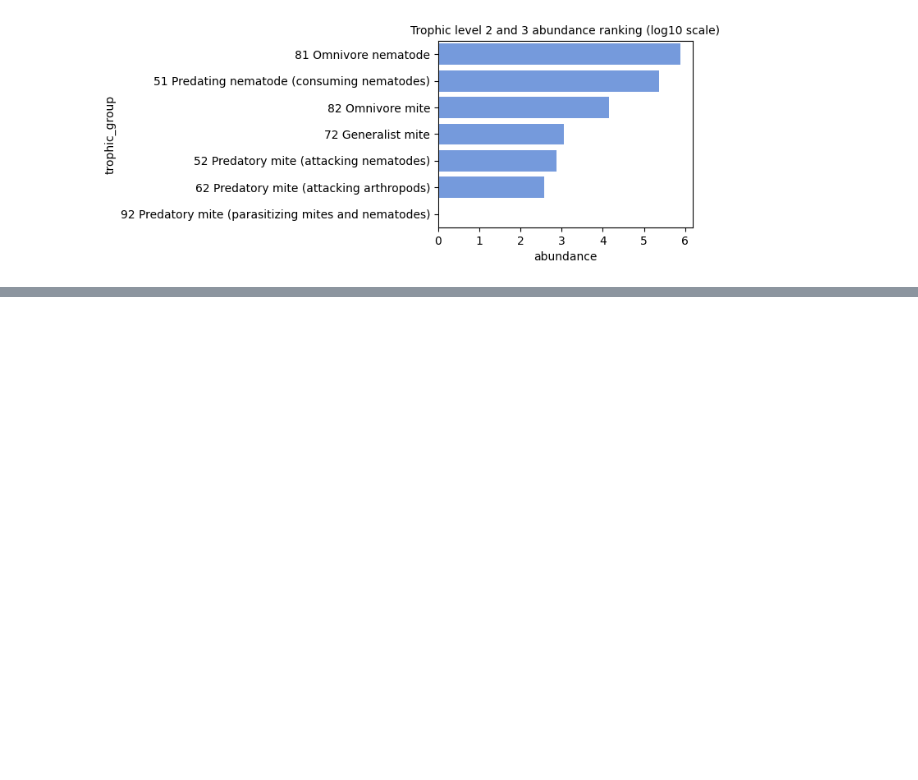
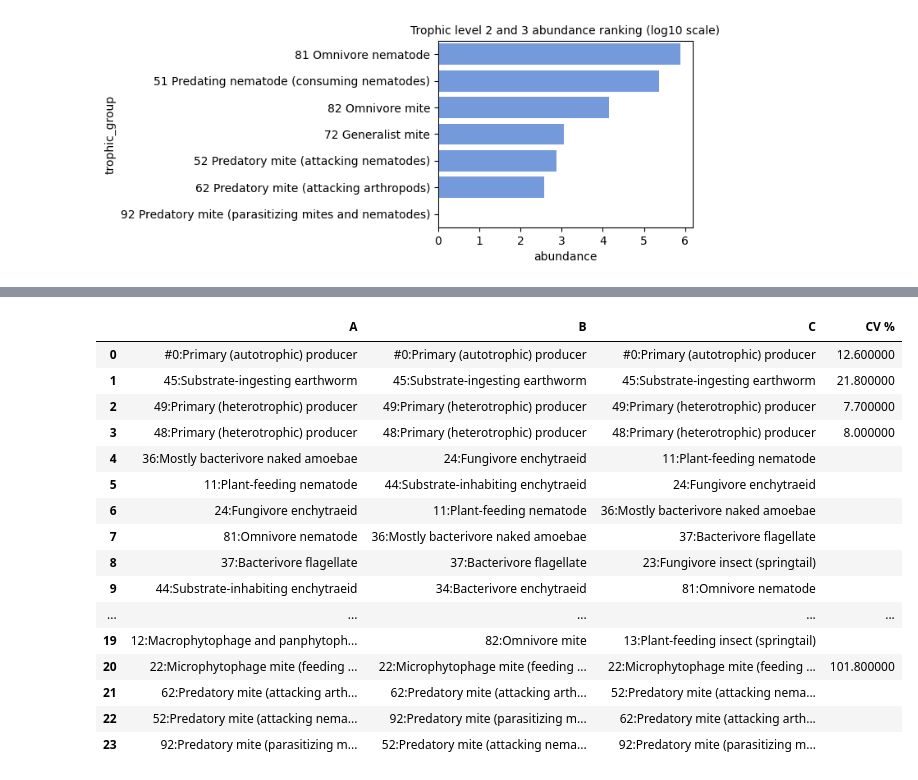
Before and after one commit to MartinMarzi/BEFANA, a Jupyter notebook: 4-adding experimental data.ipynb, the cells around one changed output, grey strips where cells are left out. Saved outputs shown, nothing was run; the diff lists cells and outputs as text; code cells hidden in the pictures; blank space fills up the shorter version.

Commit message:
compute ranked TG table by biomass, apply colours and export to Excel

```diff
--- a/4-adding experimental data.ipynb
+++ b/4-adding experimental data.ipynb
@@ -358,0 +391,64 @@ plt.savefig('results/figures/plots-A-B-C_similarity.png')
+# %%
+ranked_plot_trophic_groups_df = pd.DataFrame(ranked_plot_trophic_groups)
+CVs = []
+for rid,row in ranked_plot_trophic_groups_df.copy().iterrows():
+    trophic_groups = list(set(row))
+    if len(trophic_groups) == 1:
+        trophic_group_biomass_all_plots = plot_biomass.loc[trophic_groups[0]]
+        CVs.append(round(trophic_group_biomass_all_plots.std() / trophic_group_biomass_all_plots.mean()*100, 1))
+        # ranked_plot_trophic_groups_df.at[rid,'CV %'] = round(trophic_group_biomass_all_plots.std() / trophic_group_biomass_all_plots.mean()*100, 1)
+    else:
+        CVs.append(None)
+ranked_plot_trophic_groups_df['CV %'] = CVs
+ranked_plot_trophic_groups_df = ranked_plot_trophic_groups_df.fillna('')
+
+cmap = {
+    '#0:Primary (autotrophic) producer': 'green',
+    '11:Plant-feeding nematode': 'blue',
+    '12:Macrophytophage and panphytophage mite': 'yellow',
+    '13:Plant-feeding insect (springtail)': 'white',
+    '21:Fungivore nematode': 'white',
+    '22:Microphytophage mite (feeding on fungi)': 'white',
+    '23:Fungivore insect (springtail)': 'white',
+    '24:Fungivore enchytraeid': 'white',
+    '31:Bacterivore nematode': 'white',
+    '34:Bacterivore enchytraeid': 'white',
+    '36:Mostly bacterivore naked amoebae': 'white',
+    '37:Bacterivore flagellate': 'white',
+    '41:Passive lifestage, substrate-related nematode': 'white',
+    '44:Substrate-inhabiting enchytraeid': 'white',
+    '45:Substrate-ingesting earthworm': 'white',
+    '48:Primary (heterotrophic) producer': 'white',
+    '49:Primary (heterotrophic) producer': 'white',
+    '51:Predating nematode (consuming nematodes)': 'white',
+    '52:Predatory mite (attacking nematodes)': 'white',
+    '62:Predatory mite (attacking arthropods)': 'white',
+    '72:Generalist mite': 'white',
+    '81:Omnivore nematode': 'white',
+    '82:Omnivore mite': 'white',
+    '92:Predatory mite (parasitizing mites and nematodes)': 'white'}
+
+def get_color(val):
+    return f'background-color:{cmap[val]};' if val in cmap else 'background-color: white;'
+
+styled_table = ranked_plot_trophic_groups_df.style.applymap(get_color)
+display(styled_table)
+styled_table.to_excel('results/ranked_trophic_groups_by_biomass_all_plots.xlsx', engine='openpyxl')
+# %% [output]
+|  | A | B | C | CV % |
+| 0 | #0:Primary (autotrophic) producer | #0:Primary (autotrophic) producer | #0:Primary (autotrophic) producer | 12.600000 |
+| 1 | 45:Substrate-ingesting earthworm | 45:Substrate-ingesting earthworm | 45:Substrate-ingesting earthworm | 21.800000 |
+| 2 | 49:Primary (heterotrophic) producer | 49:Primary (heterotrophic) producer | 49:Primary (heterotrophic) producer | 7.700000 |
+| 3 | 48:Primary (heterotrophic) producer | 48:Primary (heterotrophic) producer | 48:Primary (heterotrophic) producer | 8.000000 |
+| 4 | 36:Mostly bacterivore naked amoebae | 24:Fungivore enchytraeid | 11:Plant-feeding nematode |  |
+| 5 | 11:Plant-feeding nematode | 44:Substrate-inhabiting enchytraeid | 24:Fungivore enchytraeid |  |
+| 6 | 24:Fungivore enchytraeid | 11:Plant-feeding nematode | 36:Mostly bacterivore naked amoebae |  |
+| 7 | 81:Omnivore nematode | 36:Mostly bacterivore naked amoebae | 37:Bacterivore flagellate |  |
+| 8 | 37:Bacterivore flagellate | 37:Bacterivore flagellate | 23:Fungivore insect (springtail) |  |
+| 9 | 44:Substrate-inhabiting enchytraeid | 34:Bacterivore enchytraeid | 81:Omnivore nematode |  |
+| ... | ... | ... | ... | ... |
+| 19 | 12:Macrophytophage and panphytoph... | 82:Omnivore mite | 13:Plant-feeding insect (springtail) |  |
+| 20 | 22:Microphytophage mite (feeding ... | 22:Microphytophage mite (feeding ... | 22:Microphytophage mite (feeding ... | 101.800000 |
+| 21 | 62:Predatory mite (attacking arth... | 62:Predatory mite (attacking arth... | 52:Predatory mite (attacking nema... |  |
+| 22 | 52:Predatory mite (attacking nema... | 92:Predatory mite (parasitizing m... | 62:Predatory mite (attacking arth... |  |
+| 23 | 92:Predatory mite (parasitizing m... | 52:Predatory mite (attacking nema... | 92:Predatory mite (parasitizing m... |  |
```
Also changed, not shown: parts of 6 cells of this notebook.
